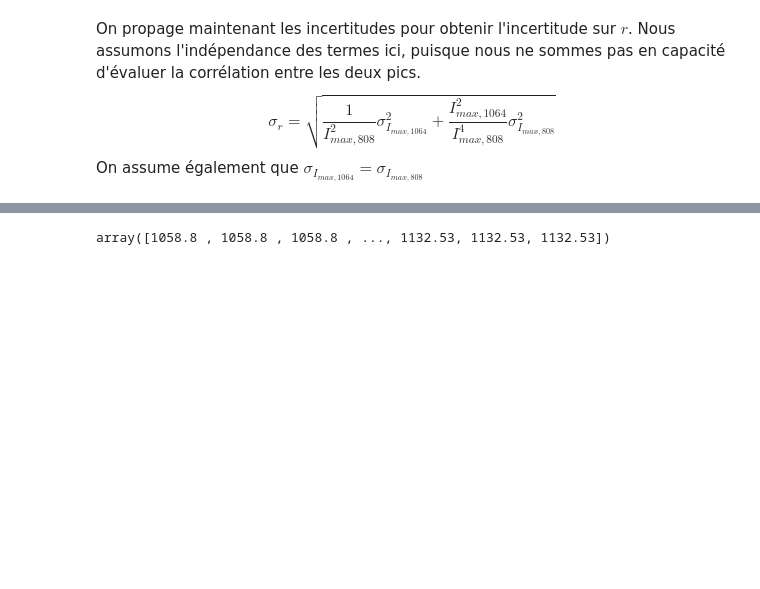
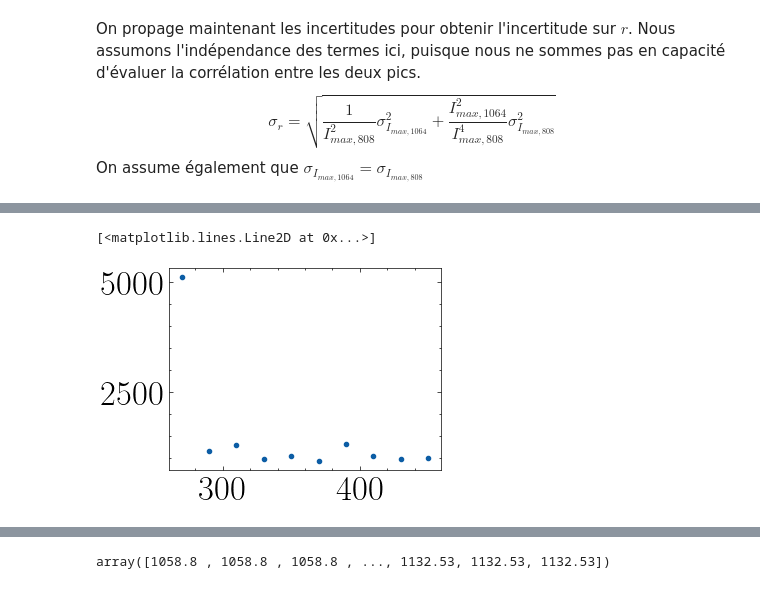
Before and after one commit to EnceladeCandy/phy3040, a Jupyter notebook: notebooks/optique_non_lineaire.ipynb, the cells around one changed output, grey strips where cells are left out. Drawn from its saved outputs; the diff is of its cells as text; code cells hidden in the pictures; blank space fills up the shorter version.

```diff
--- a/notebooks/optique_non_lineaire.ipynb
+++ b/notebooks/optique_non_lineaire.ipynb
@@ -717,0 +896,5 @@ plt.savefig(os.path.join(figure_folder, 'figure_rapport.pdf'), bbox_inches = 'ti
+# %%
+plt.plot(Ip, rapport, ".")
+# %% [output]
+[<matplotlib.lines.Line2D at 0x...>]
+[figure, added]
```
Also changed, not shown: parts of 36 cells of this notebook.
